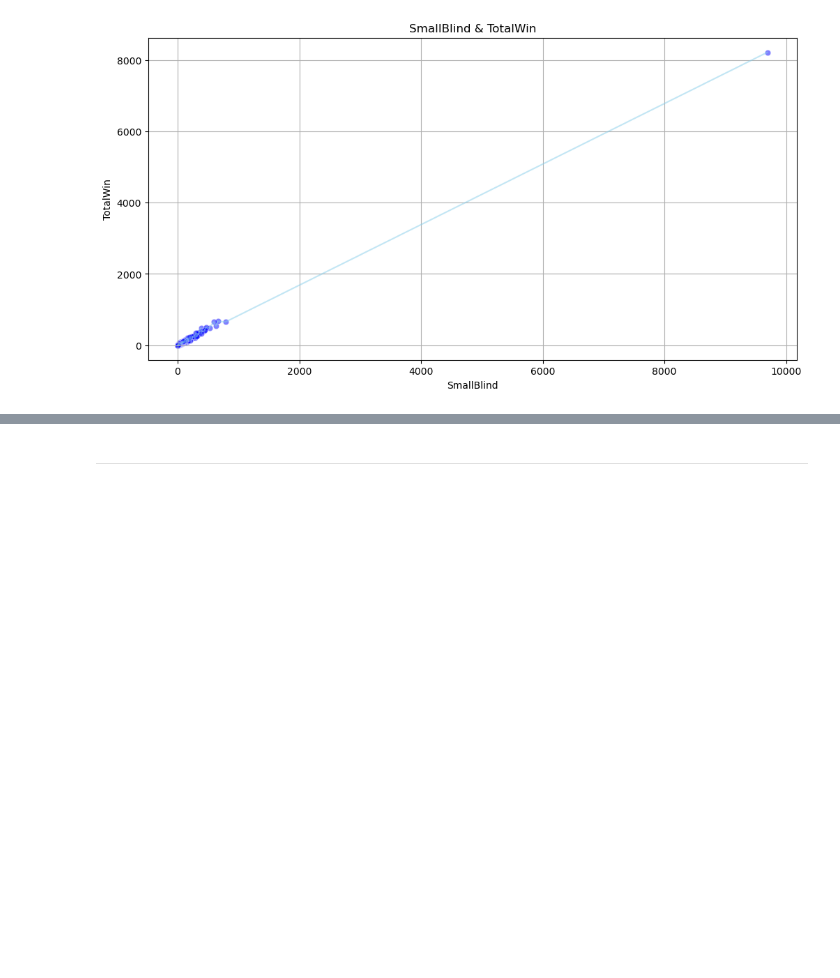
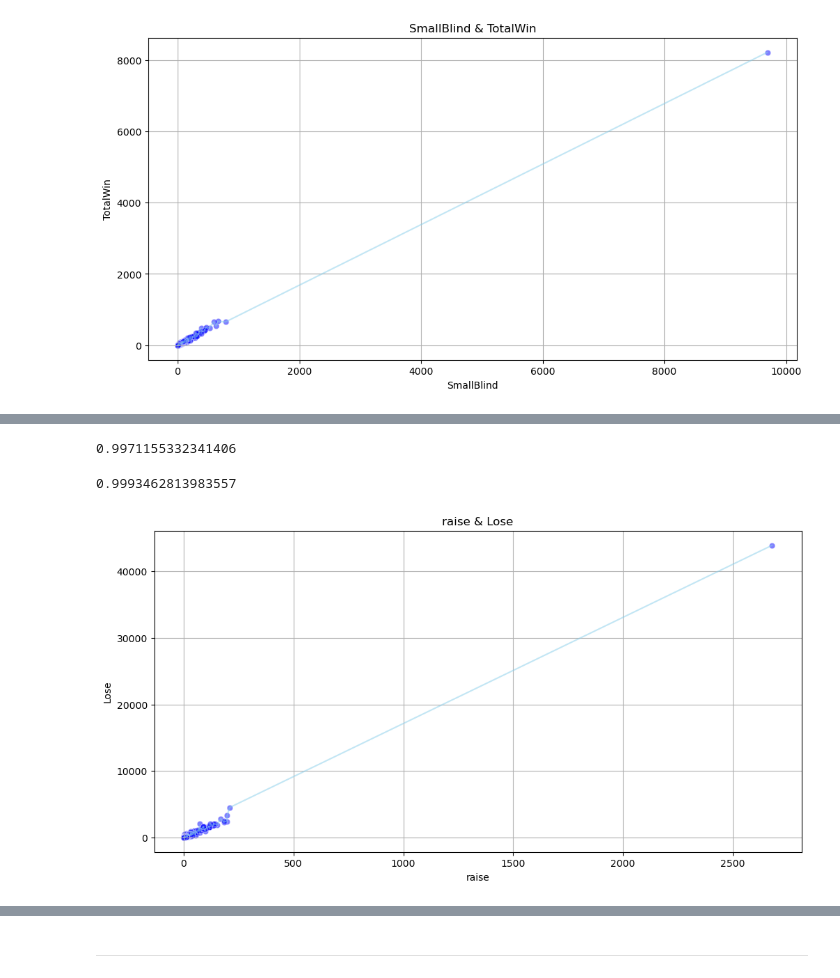
Before and after one commit to Respec-Do/study_Data_Analysis, a Jupyter notebook: z_project/Data_project/Data_Analysis.ipynb, the cells around one changed output, grey strips where cells are left out. Drawn from its saved outputs; the diff is of its cells as text; code cells hidden in the pictures; blank space fills up the shorter version.

```diff
--- a/z_project/Data_project/Data_Analysis.ipynb
+++ b/z_project/Data_project/Data_Analysis.ipynb
@@ -1011,0 +1030,3 @@ plt.show()
+# %%
+hg_df_lose = hg_df[hg_df['Win'] == 0]
+hg_df_lose
@@ -1011,0 +1047,4 @@ plt.show()
+# %%
+hg_df_lose_player = hg_df_lose.groupby('PlayerName').agg({'raise':'sum', 'bets' : 'sum', 'Win':'count'}).reset_index()
+hg_df_lose_player = hg_df_lose_player.rename(columns={'Win' : 'Lose'})
+hg_df_lose_player
@@ -1011,0 +1065,22 @@ plt.show()
+# %%
+cor5 = hg_df_lose_player['Lose'].corr(hg_df_lose_player['raise'])
+cor5
+# %% [output]
+0.9971155332341406
+# %%
+cor5 = hg_df_lose_player['Lose'].corr(hg_df_lose_player['bets'])
+cor5
+# %% [output]
+0.9993462813983557
+# %%
+plt.figure(figsize=(12,6))
+
+sns.scatterplot(y=hg_df_lose_player['Lose'], x=hg_df_lose_player['raise'], color='blue', alpha=0.5)
+sns.lineplot(y=hg_df_lose_player['Lose'], x=hg_df_lose_player['raise'], color='skyblue', alpha=0.5)
+plt.title('raise & Lose')
+plt.xlabel('raise')
+plt.ylabel('Lose')
+plt.grid(True)
+plt.show()
+# %% [output]
+[figure, added]
```
Also changed, not shown: parts of 6 cells of this notebook, 3 other files.
